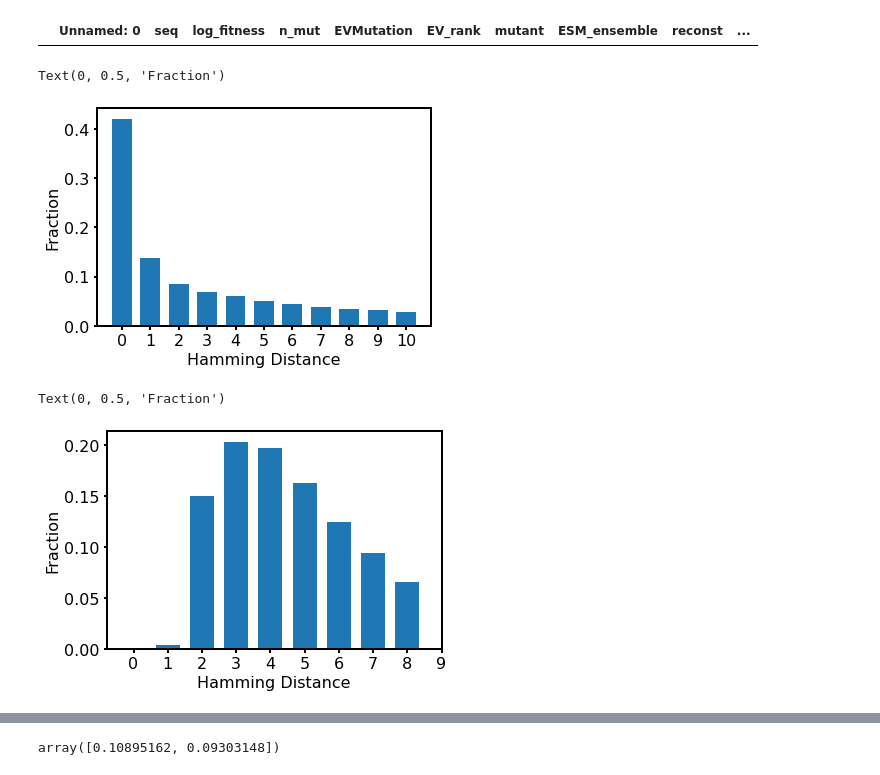
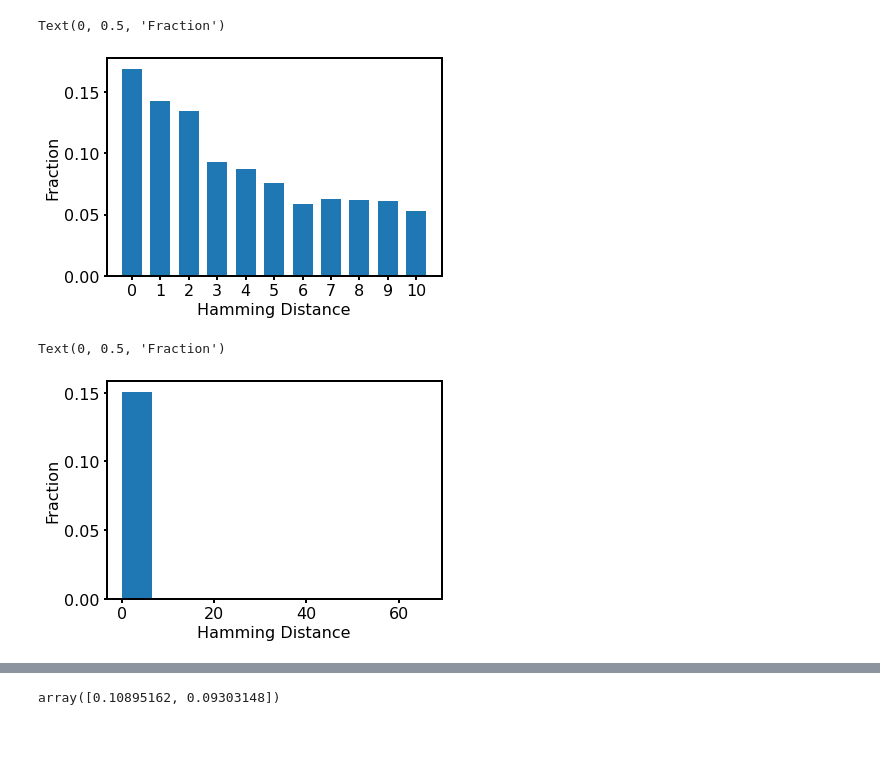
Before and after one commit to jsunn-y/ProtGraphR, a Jupyter notebook: analysis/visualization.ipynb, the cells around one changed output, grey strips where cells are left out. Cells and saved outputs as stored; diff of their text form; code cells hidden in the pictures; blank space fills up the shorter version.

```diff
--- a/analysis/visualization.ipynb
+++ b/analysis/visualization.ipynb
@@ -40,7 +40,7 @@ mpl.rcParams['xtick.major.width'] = 2
 mpl.rcParams['ytick.major.width'] = 2
 # %%
 #file_name = 'AE+Triad_rank_GB1'
-file_name = 'VAE_MSA_big3'
+file_name = 'VAE_MSA_v2'
 embeddings = np.load('/home/jyang4/ProtTP/saved/{}/embeddings.npy'.format(file_name))
 
 
@@ -52,7 +52,7 @@ dataframe = pd.read_csv(FILEPATH)
 dataframe['reconst'] = pd.read_csv('/home/jyang4/ProtTP/saved/{}/reconstructions.csv'.format(file_name)).iloc[:,1]
 
 dataset = PABPDataset(dataframe=dataframe, encoding='one-hot', attribute_names=['EVMutation','ESM_ensemble']) #'ESM_ensemble''EVMutation'
+MSAembeddings = np.load('/home/jyang4/ProtTP/saved/{}/MSAembeddings.npy'.format(file_name))
+MSAdf = pd.read_csv('/home/jyang4/ProtTP/data/PABP_MSA.csv')
+MSAdf['reconst'] = pd.read_csv('/home/jyang4/ProtTP/saved/{}/MSAreconstructions.csv'.format(file_name)).iloc[:,1]
+MSAdf['wthamming'] = MSAdf.apply(lambda x: hammingdistance(x["seq"][8:-6], MSAdf["seq"][0][8:-6]), axis = 1)
-# %%
-dataframe[dataframe['n_mut'] == 0]
-# %% [output]
-|  | Unnamed: 0 | seq | log_fitness | n_mut | EVMutation | EV_rank | mutant | ESM_ensemble | reconst | ... |
@@ -76,17 +72,18 @@ plt.ylabel('Fraction')
 #plt.savefig('MSA_reconst.svg')
 # %% [output]
 Text(0, 0.5, 'Fraction')
-[figure, old version]
+[figure, new version]
 # %%
 dataframe["hamming"] = dataframe.apply(lambda x: hammingdistance(x["seq"][8:-6], x["reconst"]), axis = 1)
-plt.hist(dataframe["hamming"], bins = np.arange(0,10)-0.5, density=True, rwidth=0.7)
+plt.hist(dataframe["hamming"], density=True)
+#plt.hist(dataframe["hamming"], bins = np.arange(40,55)-0.5, density=True, rwidth=0.7)
 #plt.bar(*np.unique(MSAdf["hamming"], return_counts=True))
 #plt.xlim([-0.5, 12])
-plt.xticks(np.arange(0, 10))
+#plt.xticks(np.arange(40, 55))
 #plt.title('Sequences in the MSA of PABP')
 plt.xlabel('Hamming Distance')
 plt.ylabel('Fraction')
 #plt.savefig('labeled_reconst.svg')
 # %% [output]
 Text(0, 0.5, 'Fraction')
-[figure, old version]
+[figure, new version]
```
Also changed, not shown: parts of 10 cells of this notebook, 45 other files.
